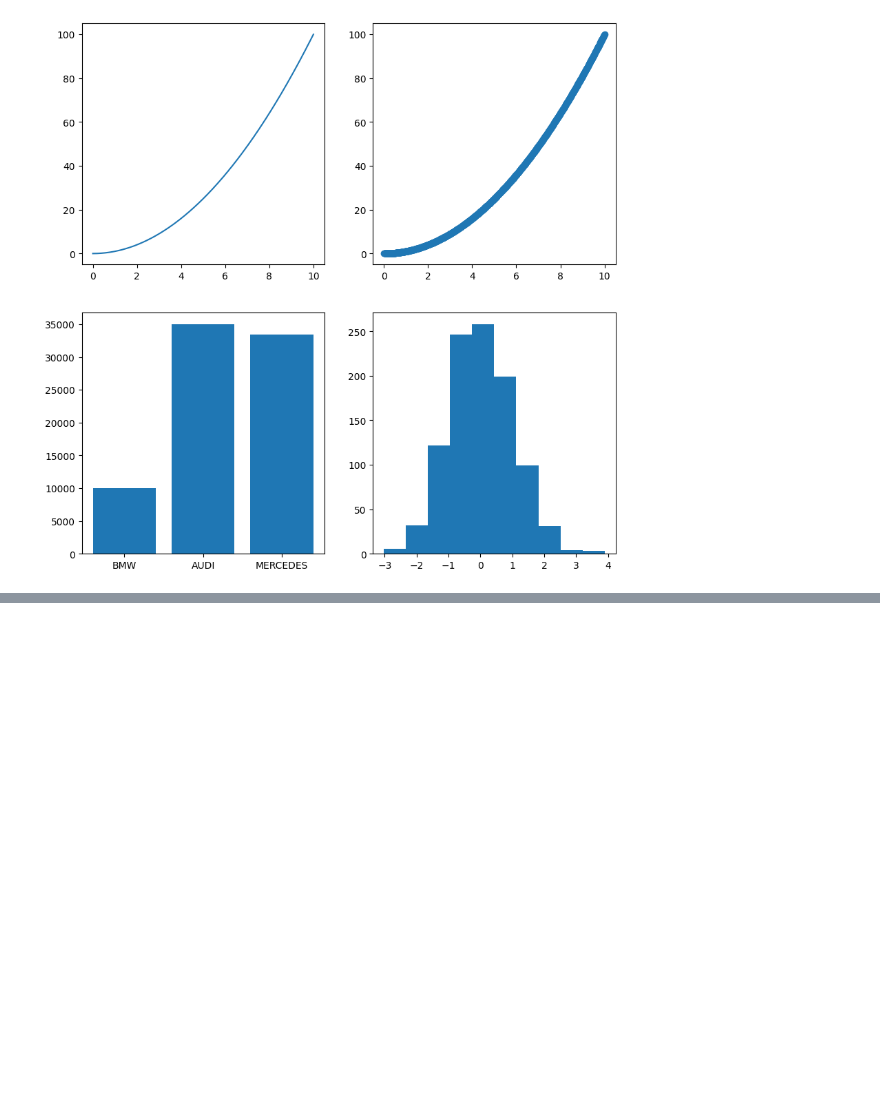
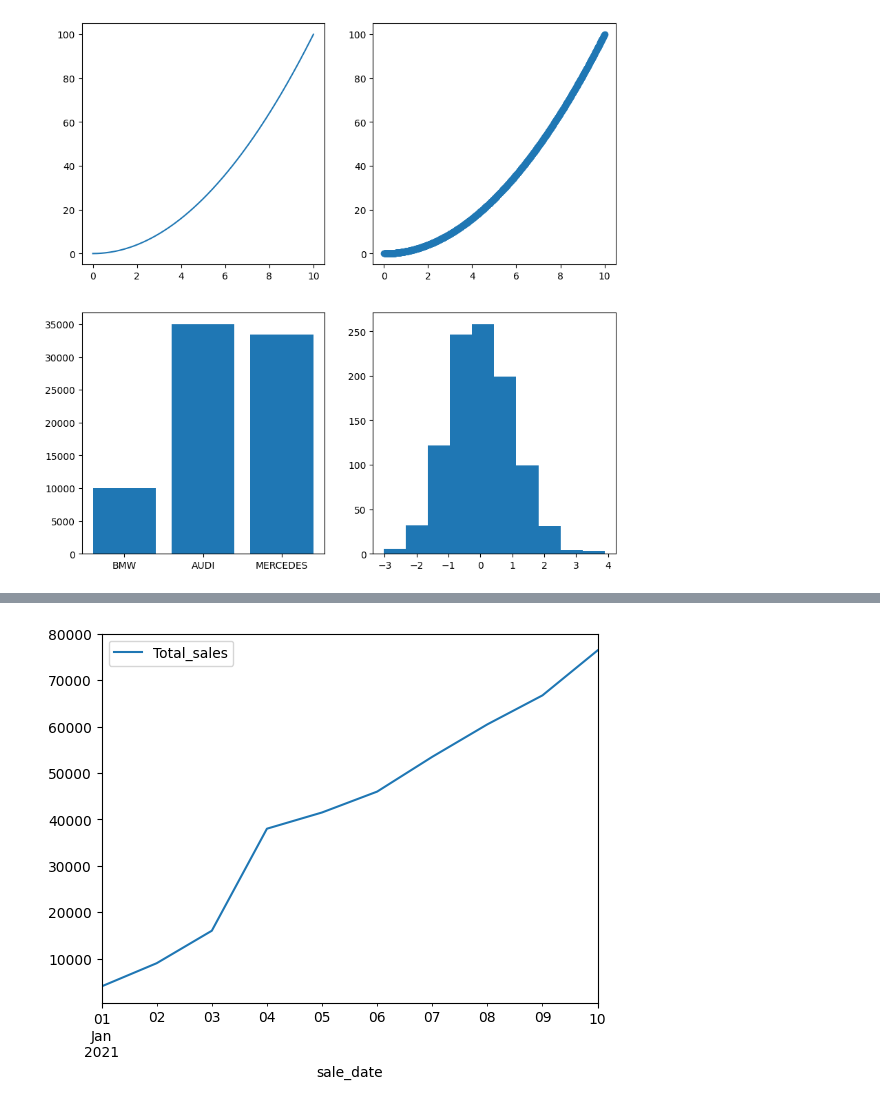
Before and after one commit to kanishkraj-ops/Machine-Learning, a Jupyter notebook: MATPLOTLIB_Plotting_and_Data_Visualization.ipynb, the cells around one changed output, grey strips where cells are left out. Cells and saved outputs as stored; diff of their text form; code cells hidden in the pictures; blank space fills up the shorter version.

```diff
--- a/MATPLOTLIB_Plotting_and_Data_Visualization.ipynb
+++ b/MATPLOTLIB_Plotting_and_Data_Visualization.ipynb
@@ -126,0 +144,4 @@ ax4.hist(np.random.randn(1000));
+# %%
+car_sales["Price"] = car_sales["Price"].str.replace("[$\,\.]" , "" ,regex=True)
+car_sales['Price'] = car_sales['Price'].astype(int)
+car_sales
@@ -126,0 +160,3 @@ ax4.hist(np.random.randn(1000));
+# %%
+car_sales['Price'] = car_sales['Price']/100
+car_sales
@@ -126,0 +175,3 @@ ax4.hist(np.random.randn(1000));
+# %%
+car_sales["sale_date"] = pd.date_range("2021-01-01",periods=len(car_sales))
+car_sales
@@ -126,0 +190,3 @@ ax4.hist(np.random.randn(1000));
+# %%
+car_sales["Total_sales"] = car_sales["Price"].cumsum()
+car_sales
@@ -126,0 +205,4 @@ ax4.hist(np.random.randn(1000));
+# %%
+car_sales.plot(x="sale_date",y="Total_sales");
+# %% [output]
+[figure, added]
```
Also changed, not shown: parts of 19 cells of this notebook.
